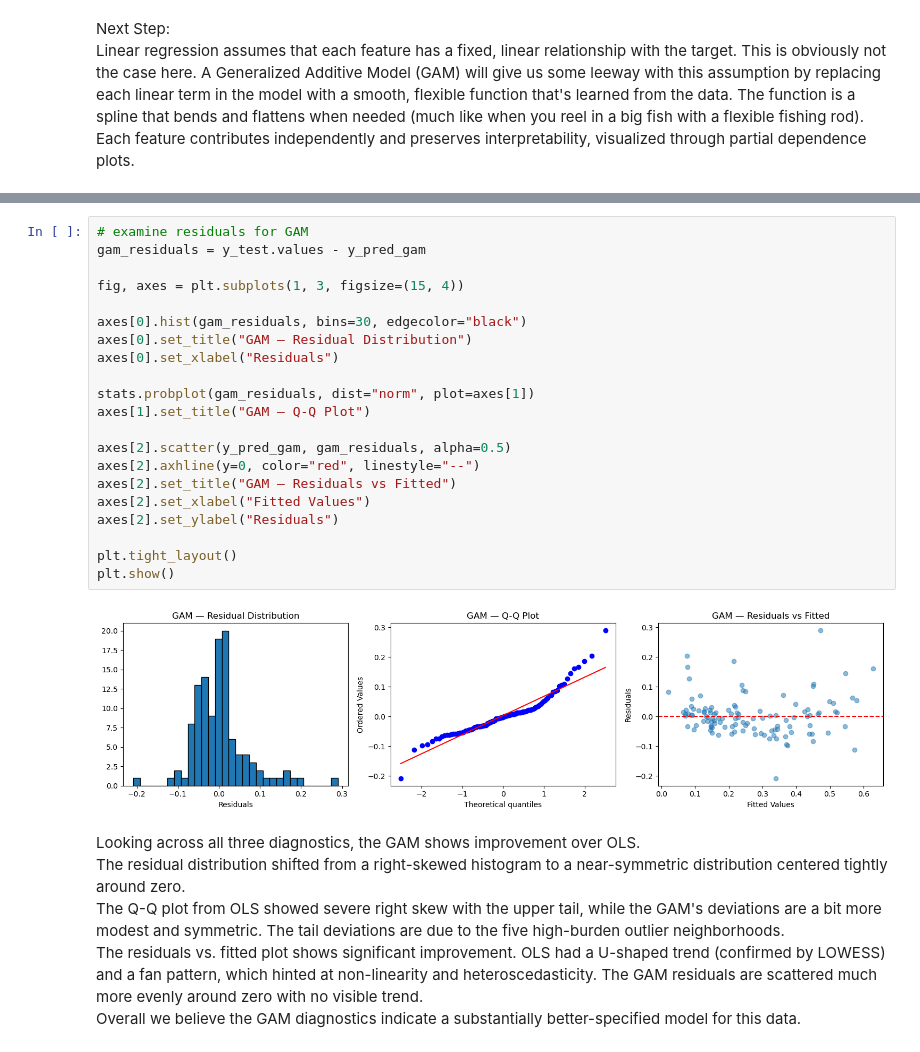
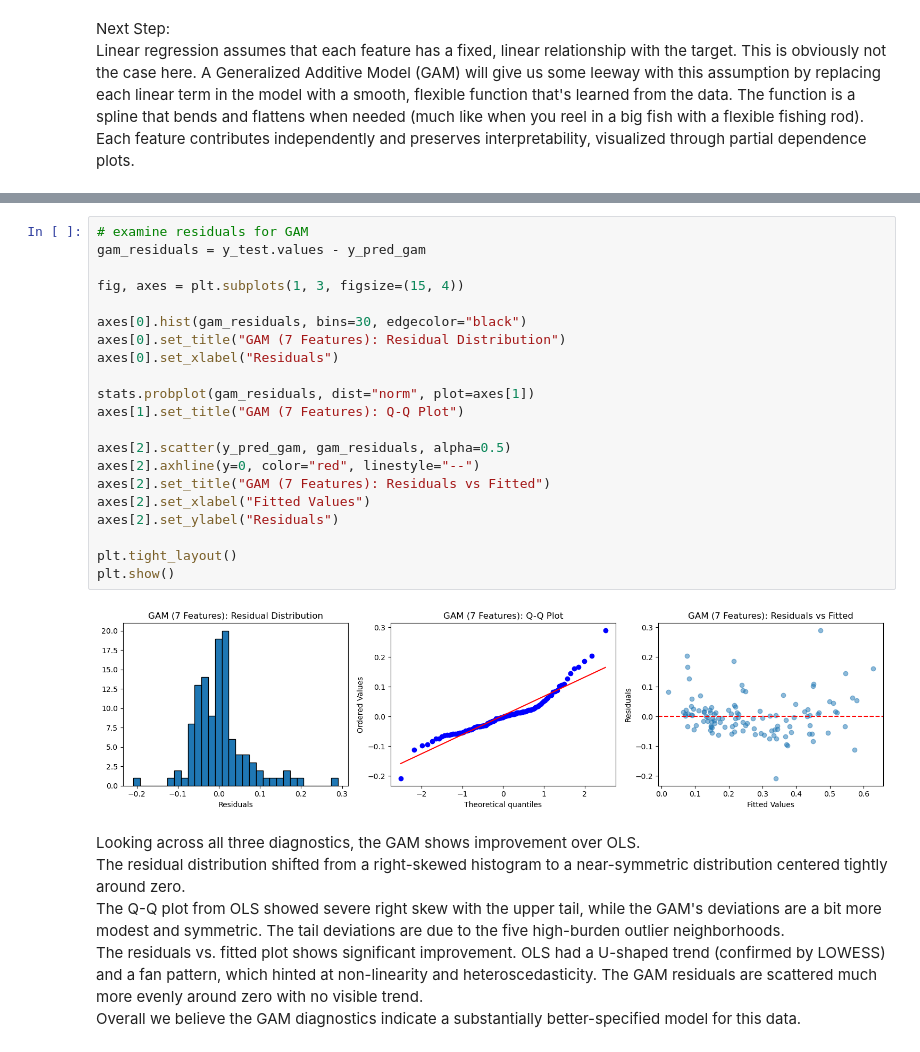
Before and after one commit to teseri86/Charlotte_Housing_Project, a Jupyter notebook: notebooks/housing_cost_burden_model.ipynb, the cells around one changed output, grey strips where cells are left out. Drawn from its saved outputs; the diff is of its cells as text.

Commit message:
Finalized GAM model for housing cost burden. Added figures. Added notebook HTML

```diff
--- a/notebooks/housing_cost_burden_model.ipynb
+++ b/notebooks/housing_cost_burden_model.ipynb
@@ -398,26 +399,26 @@ github.com/dswah/pyGAM/issues/163
 # %%
 # examine residuals for GAM
 gam_residuals = y_test.values - y_pred_gam
 
 fig, axes = plt.subplots(1, 3, figsize=(15, 4))
 
 axes[0].hist(gam_residuals, bins=30, edgecolor="black")
-axes[0].set_title("GAM — Residual Distribution")
+axes[0].set_title("GAM (7 Features): Residual Distribution")
 axes[0].set_xlabel("Residuals")
 
 stats.probplot(gam_residuals, dist="norm", plot=axes[1])
-axes[1].set_title("GAM — Q-Q Plot")
+axes[1].set_title("GAM (7 Features): Q-Q Plot")
 
 axes[2].scatter(y_pred_gam, gam_residuals, alpha=0.5)
 axes[2].axhline(y=0, color="red", linestyle="--")
-axes[2].set_title("GAM — Residuals vs Fitted")
+axes[2].set_title("GAM (7 Features): Residuals vs Fitted")
 axes[2].set_xlabel("Fitted Values")
 axes[2].set_ylabel("Residuals")
 
 plt.tight_layout()
 plt.show()
 # %% [output]
-[figure, old version]
+[figure, new version]
 # %% [markdown]
 Looking across all three diagnostics, the GAM shows improvement over OLS.
 The residual distribution shifted from a right-skewed histogram to a near-symmetric distribution centered tightly around zero.
```
Also changed, not shown: parts of 18 cells of this notebook, 7 other files.
